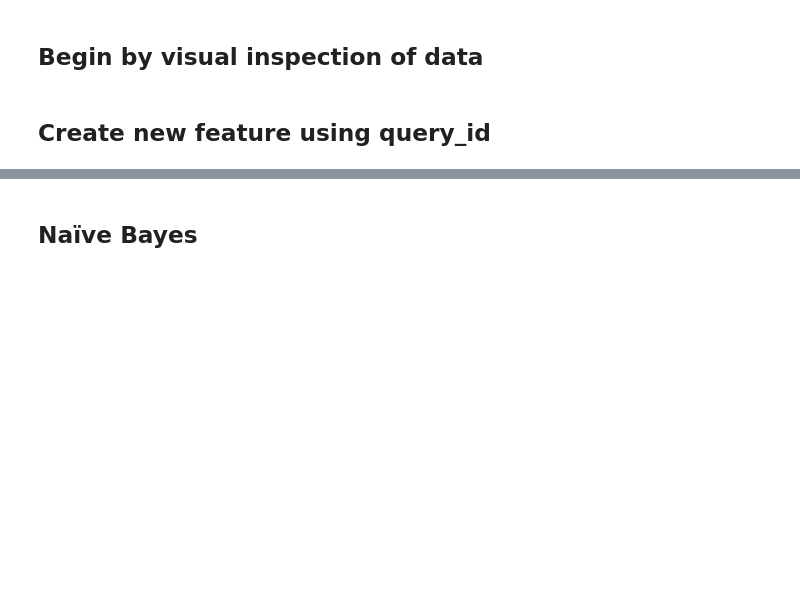
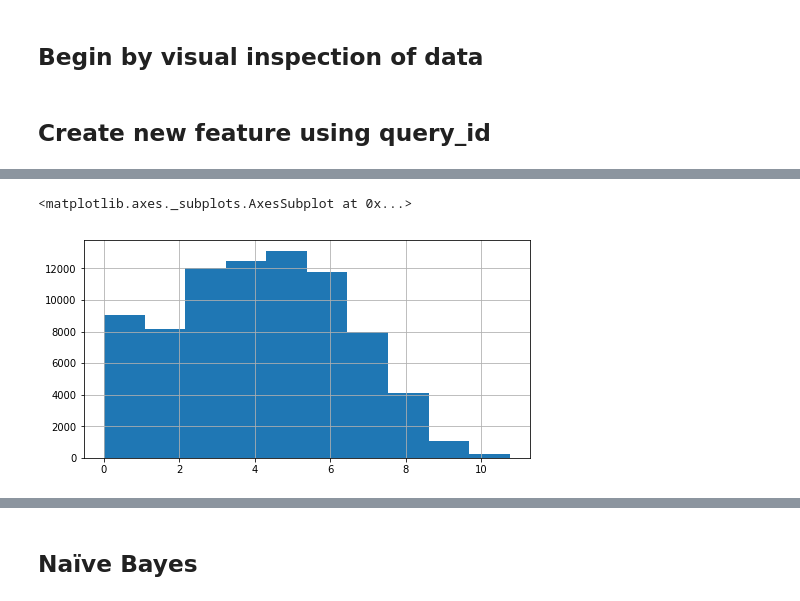
Before and after one commit to happytcj/StanfordStats202, a Jupyter notebook: Final_Project/preprocess.ipynb, the cells around one changed output, grey strips where cells are left out. Saved outputs shown, nothing was run; the diff lists cells and outputs as text; code cells hidden in the pictures; blank space fills up the shorter version.

```diff
--- a/Final_Project/preprocess.ipynb
+++ b/Final_Project/preprocess.ipynb
@@ -4,18 +4,24 @@ import matplotlib.pyplot as plt
 import numpy as np
 import os
 import pandas as pd
+from scipy import stats
 %matplotlib inline
 %autosave 300
 %load_ext autoreload
 %autoreload 2
 
+from sklearn.preprocessing import scale
+from sklearn import svm
 from sklearn.neighbors import KNeighborsClassifier
 from pandas.tools.plotting import scatter_matrix
 from sklearn.model_selection import KFold
 from sklearn.naive_bayes import GaussianNB
+from sklearn.feature_selection import chi2
+from pandas.tools.plotting import scatter_matrix
+from sklearn.ensemble import RandomForestClassifier
+from sklearn.feature_selection import VarianceThreshold
 
-
-plt.rcParams['figure.figsize'] = (16, 8)
+plt.rcParams['figure.figsize'] = (8, 4)
 # plt.rcParams['font.size'] = 16
 # plt.rcParams['text.usetex'] = False
 # plt.rcParams['axes.labelsize'] = plt.rcParams['font.size']
@@ -61,6 +66,16 @@ pass
 '''ordered the data by query_id and url_id, but reset the value to 1 whenever the previous
 observation of the url_id was more than one value away from the current observation
 or if it was a new query_id'''
-df_sorted = df_train.sort_values(['query_id','url_id'])
-query_num = []
-for i in df_sorted['url_id']:
+df_train.sort_values(['query_id','url_id'], inplace=True)
+query_num_list = []
+previous_url_id = 0
+current_query_num = 0
+for i in df_train['url_id']:
+    if abs(previous_url_id-i) > 1:
+        current_query_num = 1
+    else:
+        current_query_num += 1
+    query_num_list.append(current_query_num)
+    previous_url_id = i
+df_train['query_num'] = query_num_list
+df_train['query_num'], _ = stats.boxcox(df_train['query_num']+1)
@@ -72,0 +84,8 @@ Name: url_id, dtype: int64
+# %%
+df_train['query_length_tr'] = (df_train['query_length'] + 1).apply(np.log)
+df_train['sig1_tr'] = df_train['sig1'].apply(np.sqrt)
+df_train['sig3_tr'] = (df_train['sig3'] + 1).apply(np.log)
+df_train['sig4_tr'] = (df_train['sig4'] + 1).apply(np.log)
+df_train['sig5_tr'] = (df_train['sig5'] + 1).apply(np.log)
+df_train['sig6_tr'], _ = stats.boxcox(df_train['sig6']+1)
+# df_train['sig6_tr'] = df_train['sig6'].apply(np.cbrt)
@@ -72,0 +128,5 @@ Name: url_id, dtype: int64
+# %%
+(df_train['sig5'] + 1).apply(np.log).hist()
+# %% [output]
+<matplotlib.axes._subplots.AxesSubplot at 0x...>
+[figure, added]
```
Also changed, not shown: parts of 32 cells of this notebook, 1 other file.
